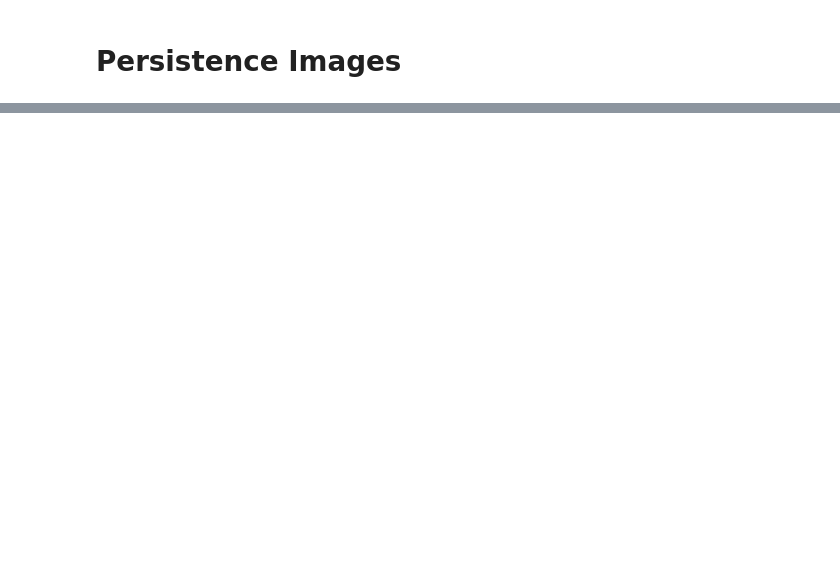
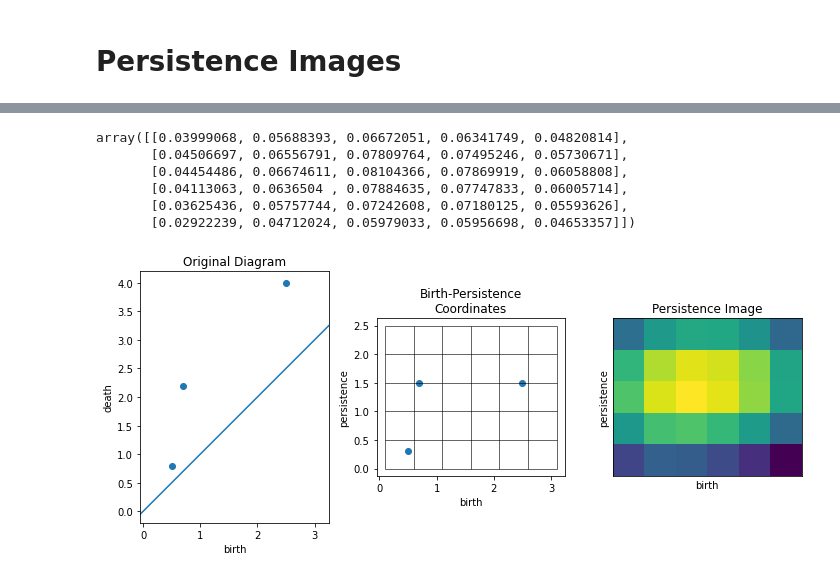
Before and after one commit to scikit-tda/persim, a Jupyter notebook: docs/notebooks/Persistence Images.ipynb, the cells around one changed output, grey strips where cells are left out. Saved outputs shown, nothing was run; the diff lists cells and outputs as text; code cells hidden in the pictures; blank space fills up the shorter version.

```diff
--- a/docs/notebooks/Persistence Images.ipynb
+++ b/docs/notebooks/Persistence Images.ipynb
@@ -14,0 +49,10 @@ from persim import PersImage
+# %%
+# The `fit()` method can be called on one or more (*,2) numpy arrays to automatically determine the miniumum birth and
+# persistence ranges needed to capture all persistence pairs. The ranges and resolution are automatically adjusted to
+# accomodate the specified pixel size.
+pimgr = PersistenceImager(pixel_size=0.5)
+pdgms = [np.array([[0.5, 0.8], [0.7, 2.2], [2.5, 4.0]]),
+         np.array([[0.1, 0.2], [3.1, 3.3], [1.6, 2.9]]),
+         np.array([[0.2, 1.5], [0.4, 0.6], [0.2, 2.6]])]
+pimgr.fit(pdgms, skew=True)
+pimgr
@@ -15 +70,30 @@ from persim import PersImage
+# %%
+# The `transform()` method can then be called on one or more (*,2) numpy arrays to generate persistence images from diagrams.
+# The option `skew=True` specifies that the diagrams are currently in birth-death coordinates and must first be transformed
+# to birth-persistence coordinates.
+pimgs = pimgr.transform(pdgms, skew=True)
+pimgs[0]
+# %% [output]
+array([[0.03999068, 0.05688393, 0.06672051, 0.06341749, 0.04820814],
+       [0.04506697, 0.06556791, 0.07809764, 0.07495246, 0.05730671],
+       [0.04454486, 0.06674611, 0.08104366, 0.07869919, 0.06058808],
+       [0.04113063, 0.0636504 , 0.07884635, 0.07747833, 0.06005714],
+       [0.03625436, 0.05757744, 0.07242608, 0.07180125, 0.05593626],
+       [0.02922239, 0.04712024, 0.05979033, 0.05956698, 0.04653357]])
+# %%
+# The `plot_diagram()` and `plot_image()` methods can be used to visualize persistence diagrams and images
+fig, axs = plt.subplots(1, 3, figsize=(10,5))
+
+axs[0].set_title("Original Diagram")
+pimgr.plot_diagram(pdgms[0], skew=False, ax=axs[0])
+
+axs[1].set_title("Birth-Persistence\nCoordinates")
+pimgr.plot_diagram(pdgms[0], skew=True, ax=axs[1])
+
+axs[2].set_title("Persistence Image")
+pimgr.plot_image(pimgs[0], ax=axs[2])
+
+plt.tight_layout()
+# %% [output]
+[figure, added]
 # %% [markdown]
```
Also changed, not shown: parts of 18 cells of this notebook, 2 other files.
